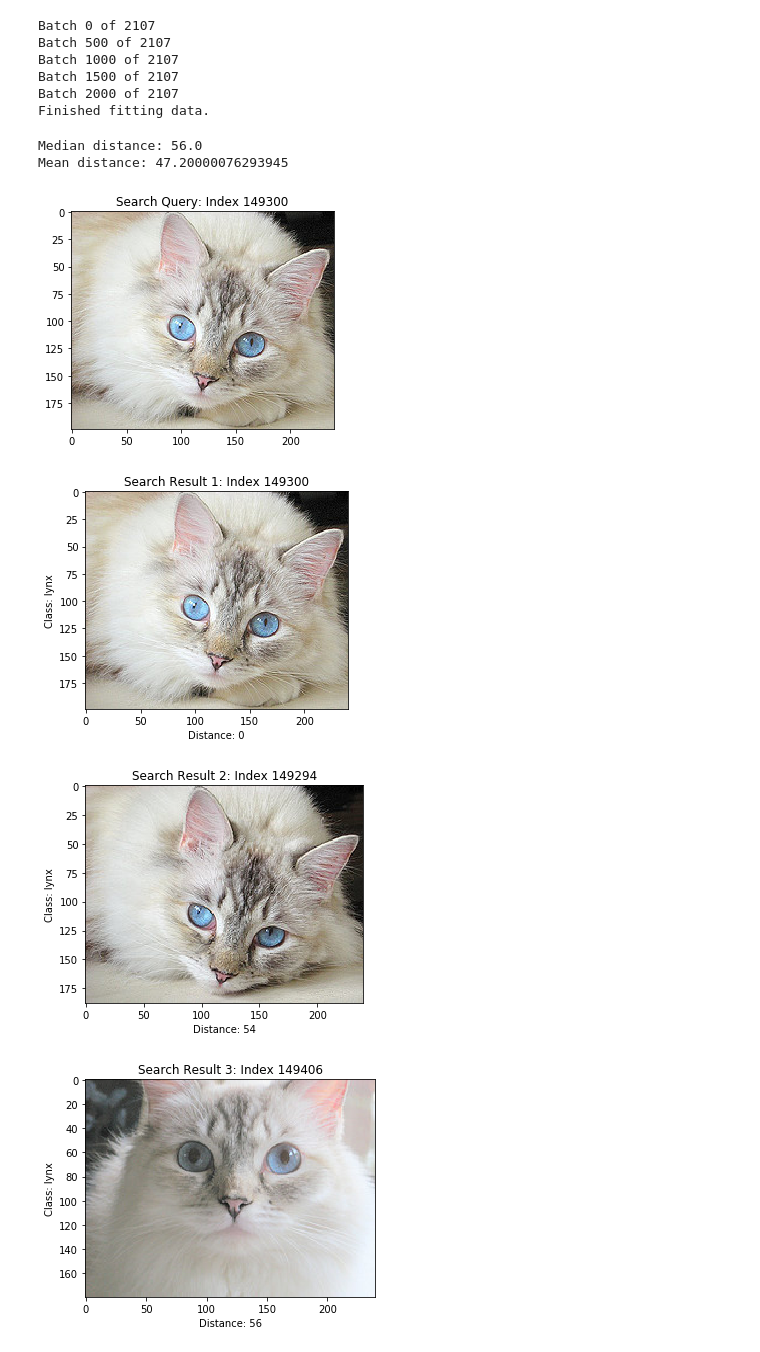
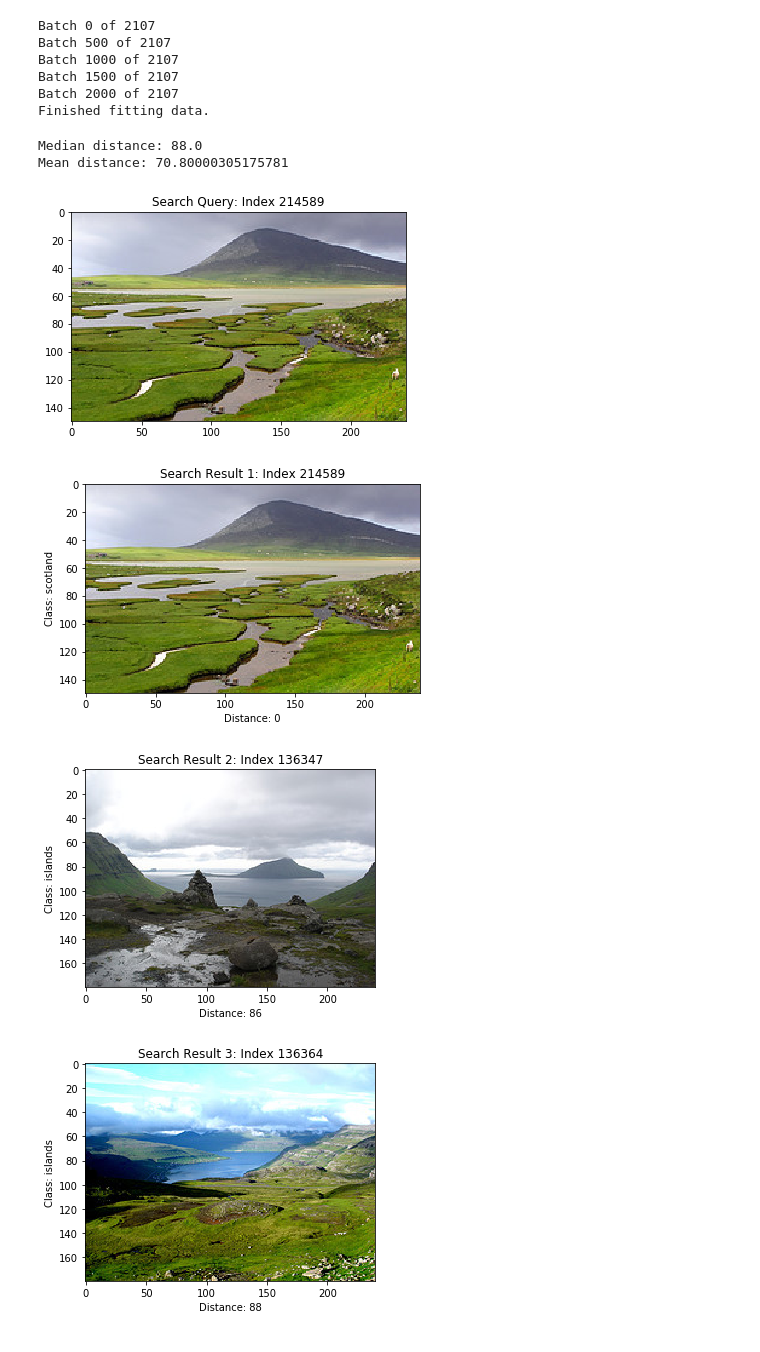
Before and after one commit to cooliotonyio/image-feature-search-engine, a Jupyter notebook: SearchEngine.ipynb, the cells around one changed output. Cells and saved outputs as stored; diff of their text form; code cells hidden in the pictures.

```diff
--- a/SearchEngine.ipynb
+++ b/SearchEngine.ipynb
@@ -63,11 +63,11 @@ def display(index=None, n=5):
         plt.xlabel("Distance: {}".format(distances[0][i]))
         plt.imshow(results[i][0])
 # %%
-display(index= 149300,n=5)
+display(n=5)
 # %% [output]
-Median distance: 56.0
-Mean distance: 47.20000076293945
+Median distance: 88.0
+Mean distance: 70.80000305175781
-[figure, old version]
+[figure, new version]
-[figure, old version]
+[figure, new version]
-[figure, old version]
+[figure, new version]
-[figure, old version]
+[figure, new version]
```
Also changed, not shown: parts of 1 cell of this notebook, 2 other files.
